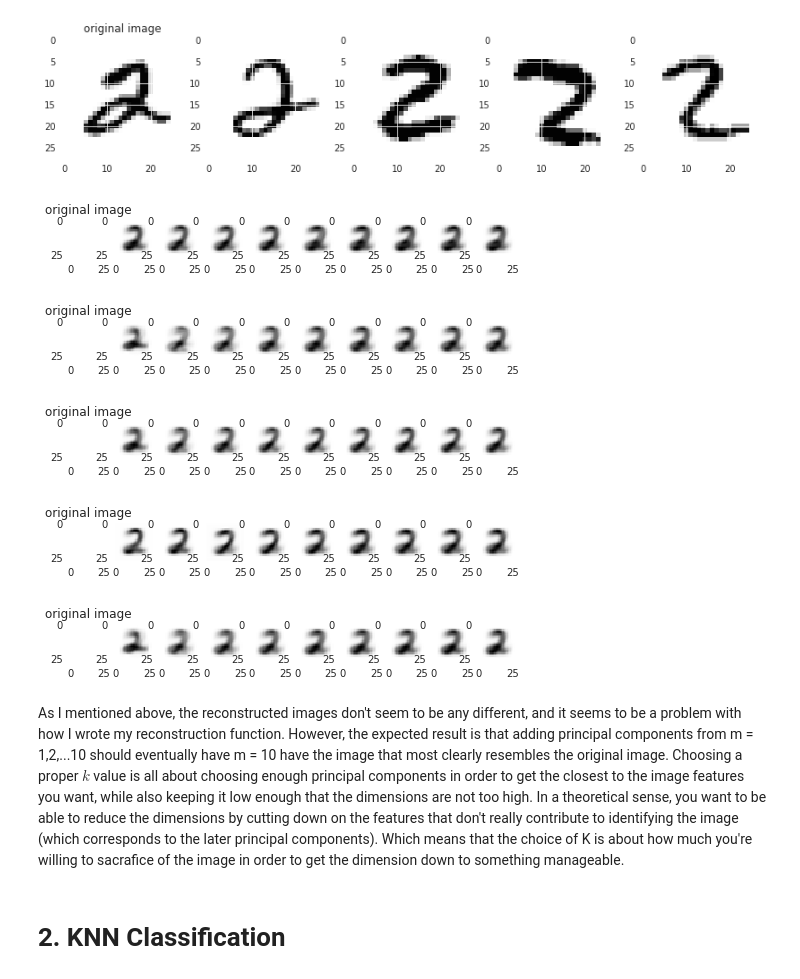
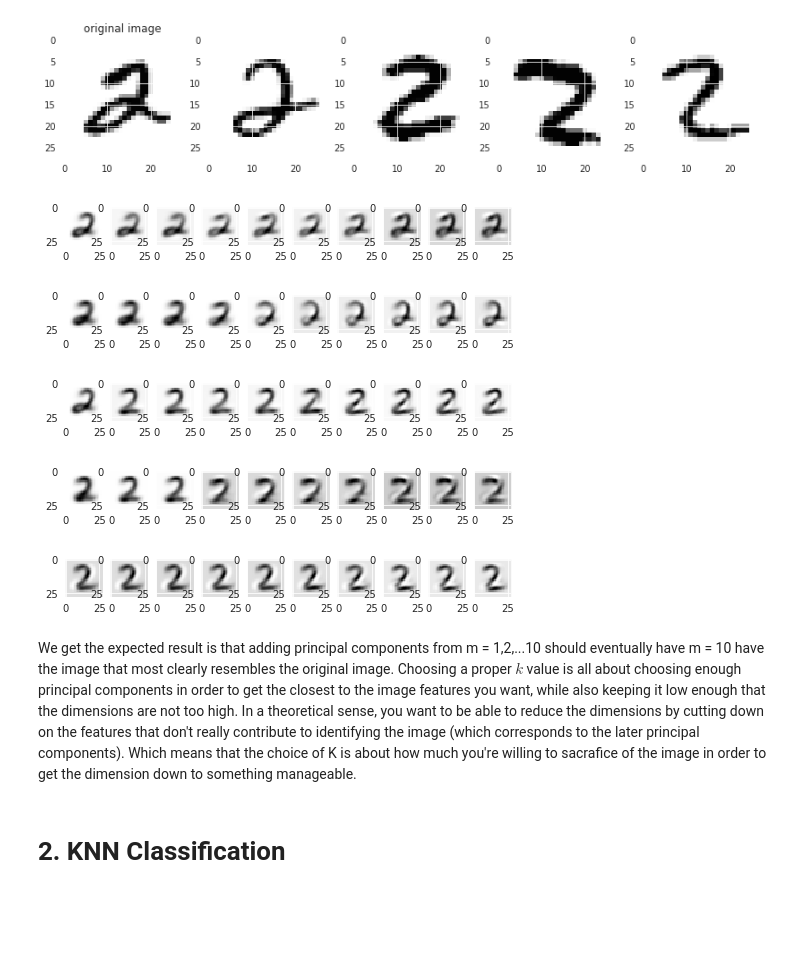
Before and after one commit to kensekense/unige, a Jupyter notebook: data_science/tp3/pca_knn_tp3.ipynb, the cells around one changed output. Cells and saved outputs as stored; diff of their text form; code cells hidden in the pictures; blank space fills up the shorter version.

```diff
--- a/data_science/tp3/pca_knn_tp3.ipynb
+++ b/data_science/tp3/pca_knn_tp3.ipynb
@@ -54,10 +54,7 @@ print(PC.shape)
 The first thing to do is to calculate $\hat{x}$, which is the average image.
 # %%
 #calculate x_bar with n = 5000
-x_bar = np.zeros((784,))
-for i in range(1,5000):
-    x_bar += X[i]
-x_bar = x_bar/5000
+x_bar = np.mean(X, axis=0)
 # %%
 x_bar_show = np.reshape(x_bar, (28,28))
 plt.imshow(x_bar_show, cmap='Greys')
@@ -72,8 +69,9 @@ def reconstruct(x_i, m, x_bar, PC):
     reconstruct x_i from X, where x_i is a len 784 vector image.
     '''
     recon = np.zeros((784,))
-    for j in range(1, m):
-        recon += np.inner((x_i-x_bar), PC[j])*PC[j]+x_bar
+    for j in range(0, m):
+        recon += np.inner((x_i-x_bar), PC[j])*PC[j]
+    recon = recon + x_bar
     return recon
 # %% [markdown]
 Reconstruction is done by taking x<sub>i</sub>, the image we are reconstructing, subtracting the $\hat{x}$, and then applying the innerproduct between the subtraction and the principal components. The principal components are then multiplied and the average image is added.
@@ -123,35 +121,33 @@ for m in range(1,11):
 # %%
 f = plt.figure(figsize=(8,4))
 with sb.axes_style("darkgrid"):
     ax = f.add_subplot(1,10,1)
     plt.imshow(np.reshape(images_x0[0], (28,28)), cmap="Greys")
-    ax.title.set_text("original image")
     ax = f.add_subplot(1,10,2)
     plt.imshow(np.reshape(images_x0[1], (28,28)), cmap="Greys")
     ax = f.add_subplot(1,10,3)
     plt.imshow(np.reshape(images_x0[2], (28,28)), cmap="Greys")
     ax = f.add_subplot(1,10,4)
     plt.imshow(np.reshape(images_x0[3], (28,28)), cmap="Greys")
     ax = f.add_subplot(1,10,5)
     plt.imshow(np.reshape(images_x0[4], (28,28)), cmap="Greys")
     ax = f.add_subplot(1,10,6)
     plt.imshow(np.reshape(images_x0[5], (28,28)), cmap="Greys")
     ax = f.add_subplot(1,10,7)
     plt.imshow(np.reshape(images_x0[6], (28,28)), cmap="Greys")
     ax = f.add_subplot(1,10,8)
     plt.imshow(np.reshape(images_x0[7], (28,28)), cmap="Greys")
     ax = f.add_subplot(1,10,9)
     plt.imshow(np.reshape(images_x0[8], (28,28)), cmap="Greys")
     ax = f.add_subplot(1,10,10)
     plt.imshow(np.reshape(images_x0[9], (28,28)), cmap="Greys")
 # %% [output]
-[figure, old version]
+[figure, new version]
 # %%
 f = plt.figure(figsize=(8,4))
 with sb.axes_style("darkgrid"):
     ax = f.add_subplot(1,10,1)
     plt.imshow(np.reshape(images_x1[0], (28,28)), cmap="Greys")
-    ax.title.set_text("original image")
     ax = f.add_subplot(1,10,2)
     plt.imshow(np.reshape(images_x1[1], (28,28)), cmap="Greys")
     ax = f.add_subplot(1,10,3)
@@ -171,13 +167,12 @@ with sb.axes_style("darkgrid"):
     ax = f.add_subplot(1,10,10)
     plt.imshow(np.reshape(images_x1[9], (28,28)), cmap="Greys")
 # %% [output]
-[figure, old version]
+[figure, new version]
 # %%
 f = plt.figure(figsize=(8,4))
 with sb.axes_style("darkgrid"):
     ax = f.add_subplot(1,10,1)
     plt.imshow(np.reshape(images_x0[0], (28,28)), cmap="Greys")
-    ax.title.set_text("original image")
     ax = f.add_subplot(1,10,2)
     plt.imshow(np.reshape(images_x2[1], (28,28)), cmap="Greys")
     ax = f.add_subplot(1,10,3)
@@ -197,13 +192,12 @@ with sb.axes_style("darkgrid"):
     ax = f.add_subplot(1,10,10)
     plt.imshow(np.reshape(images_x2[9], (28,28)), cmap="Greys")
 # %% [output]
-[figure, old version]
+[figure, new version]
 # %%
 f = plt.figure(figsize=(8,4))
 with sb.axes_style("darkgrid"):
     ax = f.add_subplot(1,10,1)
     plt.imshow(np.reshape(images_x3[0], (28,28)), cmap="Greys")
-    ax.title.set_text("original image")
     ax = f.add_subplot(1,10,2)
     plt.imshow(np.reshape(images_x3[1], (28,28)), cmap="Greys")
     ax = f.add_subplot(1,10,3)
@@ -223,13 +217,12 @@ with sb.axes_style("darkgrid"):
     ax = f.add_subplot(1,10,10)
     plt.imshow(np.reshape(images_x3[9], (28,28)), cmap="Greys")
 # %% [output]
-[figure, old version]
+[figure, new version]
 # %%
 f = plt.figure(figsize=(8,4))
 with sb.axes_style("darkgrid"):
     ax = f.add_subplot(1,10,1)
     plt.imshow(np.reshape(images_x4[0], (28,28)), cmap="Greys")
-    ax.title.set_text("original image")
     ax = f.add_subplot(1,10,2)
     plt.imshow(np.reshape(images_x4[1], (28,28)), cmap="Greys")
     ax = f.add_subplot(1,10,3)
@@ -249,9 +242,9 @@ with sb.axes_style("darkgrid"):
     ax = f.add_subplot(1,10,10)
     plt.imshow(np.reshape(images_x4[9], (28,28)), cmap="Greys")
 # %% [output]
-[figure, old version]
+[figure, new version]
 # %% [markdown]
-As I mentioned above, the reconstructed images don't seem to be any different, and it seems to be a problem with how I wrote my reconstruction function. However, the expected result is that adding principal components from m = 1,2,...10 should eventually have m = 10 have the image that most clearly resembles the original image. Choosing a proper $k$ value is all about choosing enough principal components in order to get the closest to the image features you want, while also keeping it low enough that the dimensions are not too high. In a theoretical sense, you want to be able to reduce the dimensions by cutting down on the features that don't really contribute to identifying the image (which corresponds to the later principal components). Which means that the choice of K is about how much you're willing to sacrafice of the image in order to get the dimension down to something manageable.
+We get the expected result is that adding principal components from m = 1,2,...10 should eventually have m = 10 have the image that most clearly resembles the original image. Choosing a proper $k$ value is all about choosing enough principal components in order to get the closest to the image features you want, while also keeping it low enough that the dimensions are not too high. In a theoretical sense, you want to be able to reduce the dimensions by cutting down on the features that don't really contribute to identifying the image (which corresponds to the later principal components). Which means that the choice of K is about how much you're willing to sacrafice of the image in order to get the dimension down to something manageable.
 # %% [markdown]
 # 2. KNN Classification
 # %%
```
Also changed, not shown: parts of 8 cells of this notebook, 3 other files.
